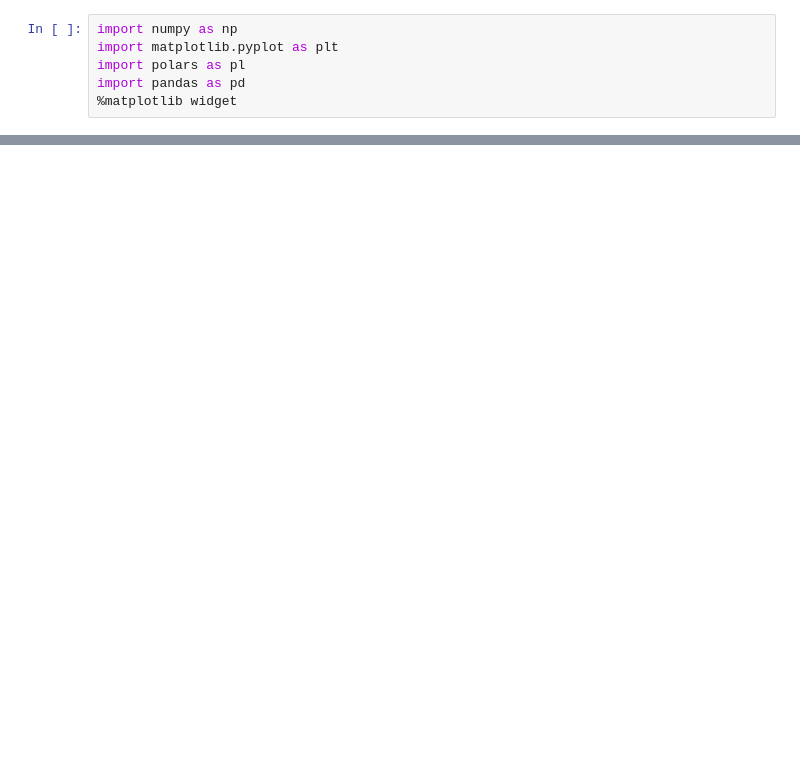
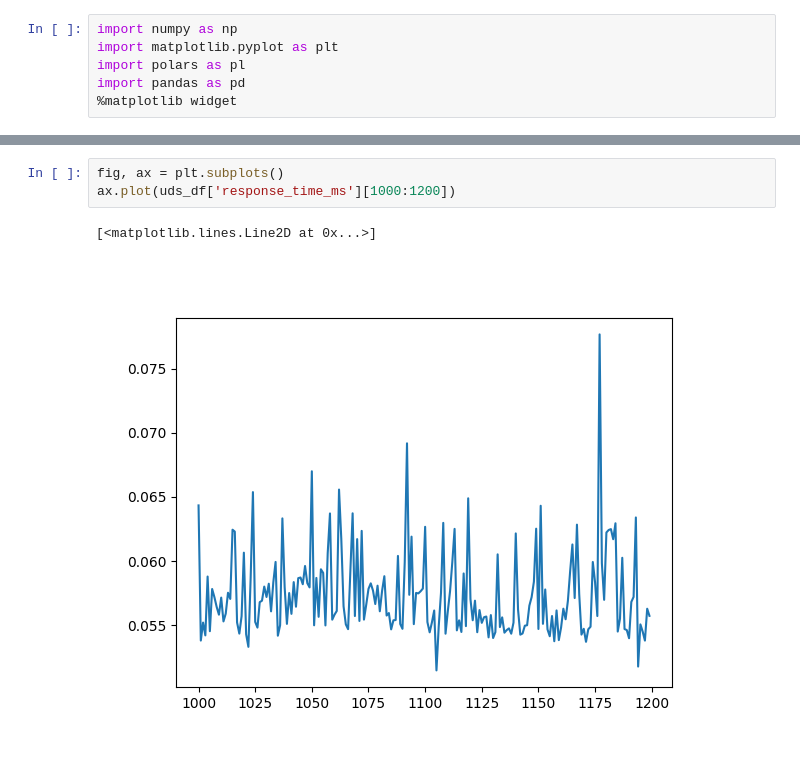
Before and after one commit to Elvis339/research-ml-inference, a Jupyter notebook: metrics/main.ipynb, the cells around one changed output, grey strips where cells are left out. Cells and saved outputs as stored; diff of their text form; blank space fills up the shorter version.

```diff
--- a/metrics/main.ipynb
+++ b/metrics/main.ipynb
@@ -37,0 +40,6 @@ plt.show()
+# %%
+fig, ax = plt.subplots()
+ax.plot(uds_df['response_time_ms'][1000:1200])
+# %% [output]
+[<matplotlib.lines.Line2D at 0x...>]
+[figure, added]
```
Also changed, not shown: parts of 6 cells of this notebook, 10 other files.
